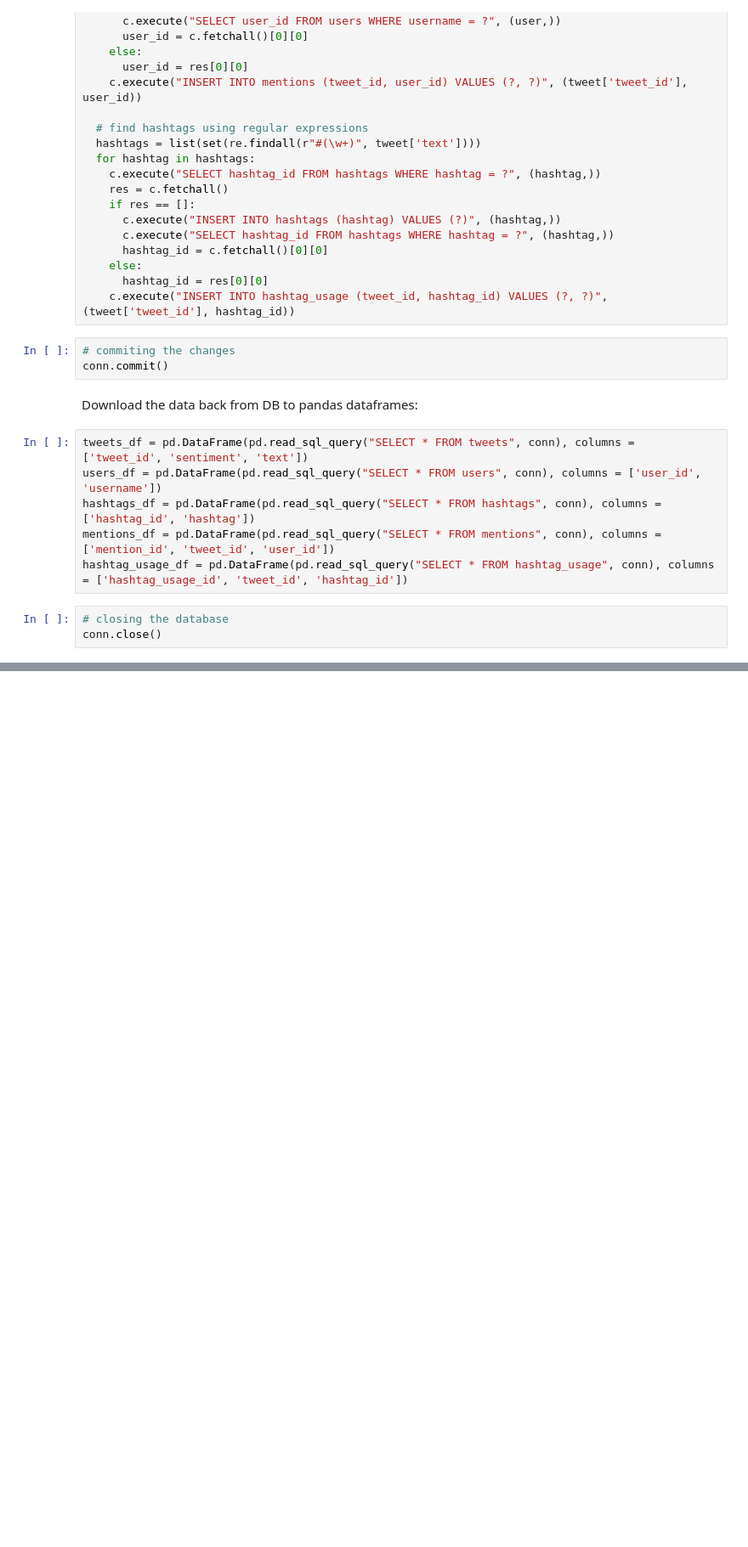
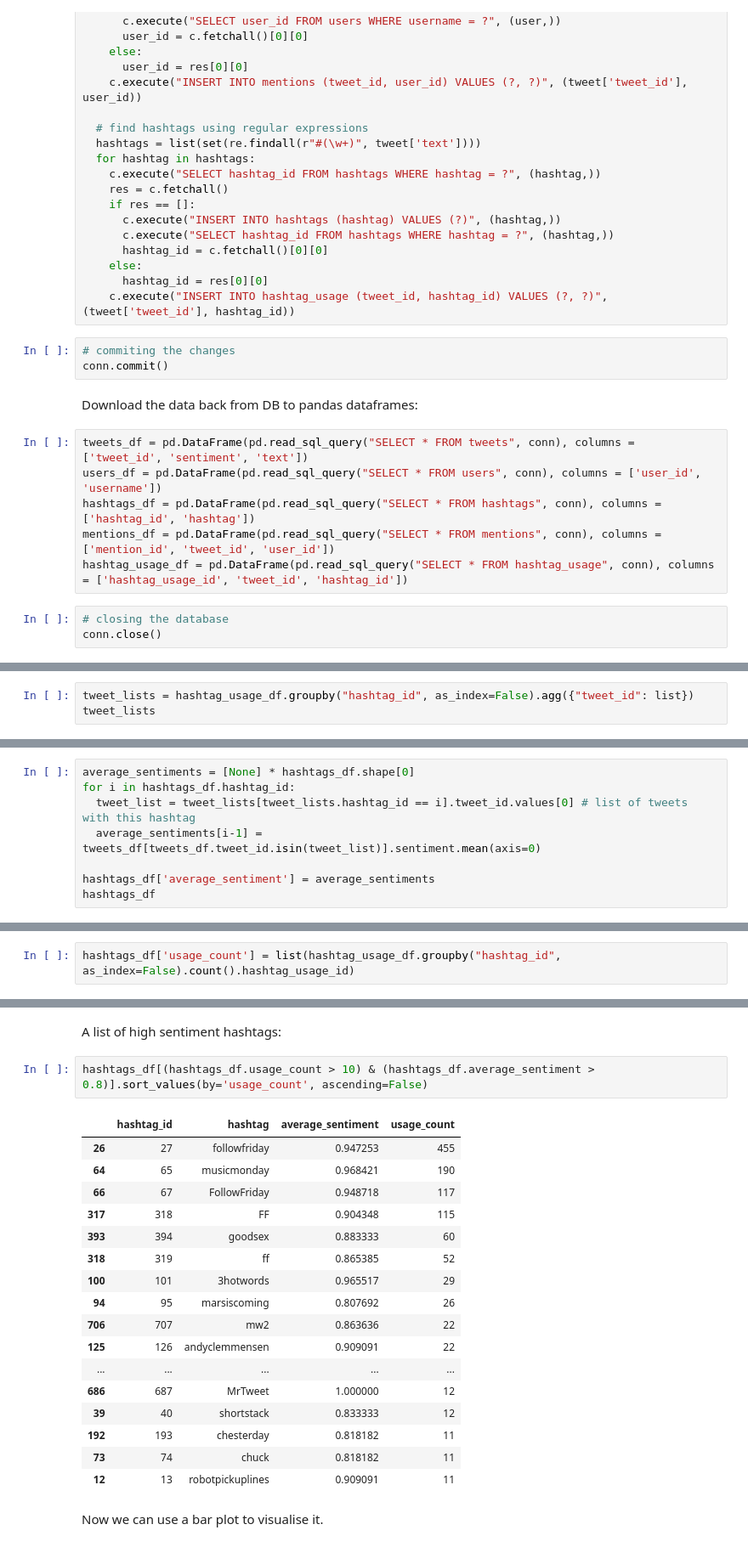
Before and after one commit to gbulg/Data-analysis-class, a Jupyter notebook: HW2/hw2.ipynb, the cells around one changed output, grey strips where cells are left out. Shown at 85% size. Cells and saved outputs as stored; diff of their text form; blank space fills up the shorter version.

```diff
--- a/HW2/hw2.ipynb
+++ b/HW2/hw2.ipynb
@@ -206,0 +156,3 @@ metadata_df[metadata_df.columns.difference(['id',
+# %%
+tweet_lists = hashtag_usage_df.groupby("hashtag_id", as_index=False).agg({"tweet_id": list})
+tweet_lists
@@ -206,0 +173,8 @@ metadata_df[metadata_df.columns.difference(['id',
+# %%
+average_sentiments = [None] * hashtags_df.shape[0]
+for i in hashtags_df.hashtag_id:
+  tweet_list = tweet_lists[tweet_lists.hashtag_id == i].tweet_id.values[0] # list of tweets with this hashtag
+  average_sentiments[i-1] = tweets_df[tweets_df.tweet_id.isin(tweet_list)].sentiment.mean(axis=0)
+
+hashtags_df['average_sentiment'] = average_sentiments
+hashtags_df
@@ -206,0 +199,2 @@ metadata_df[metadata_df.columns.difference(['id',
+# %%
+hashtags_df['usage_count'] = list(hashtag_usage_df.groupby("hashtag_id", as_index=False).count().hashtag_usage_id)
@@ -206,0 +217,24 @@ metadata_df[metadata_df.columns.difference(['id',
+# %% [markdown]
+A list of high sentiment hashtags:
+# %%
+hashtags_df[(hashtags_df.usage_count > 10) & (hashtags_df.average_sentiment > 0.8)].sort_values(by='usage_count', ascending=False)
+# %% [output]
+|  | hashtag_id | hashtag | average_sentiment | usage_count |
+| 26 | 27 | followfriday | 0.947253 | 455 |
+| 64 | 65 | musicmonday | 0.968421 | 190 |
+| 66 | 67 | FollowFriday | 0.948718 | 117 |
+| 317 | 318 | FF | 0.904348 | 115 |
+| 393 | 394 | goodsex | 0.883333 | 60 |
+| 318 | 319 | ff | 0.865385 | 52 |
+| 100 | 101 | 3hotwords | 0.965517 | 29 |
+| 94 | 95 | marsiscoming | 0.807692 | 26 |
+| 706 | 707 | mw2 | 0.863636 | 22 |
+| 125 | 126 | andyclemmensen | 0.909091 | 22 |
+| ... | ... | ... | ... | ... |
+| 686 | 687 | MrTweet | 1.000000 | 12 |
+| 39 | 40 | shortstack | 0.833333 | 12 |
+| 192 | 193 | chesterday | 0.818182 | 11 |
+| 73 | 74 | chuck | 0.818182 | 11 |
+| 12 | 13 | robotpickuplines | 0.909091 | 11 |
+# %% [markdown]
+Now we can use a bar plot to visualise it.
```
Also changed, not shown: parts of 20 cells of this notebook.
